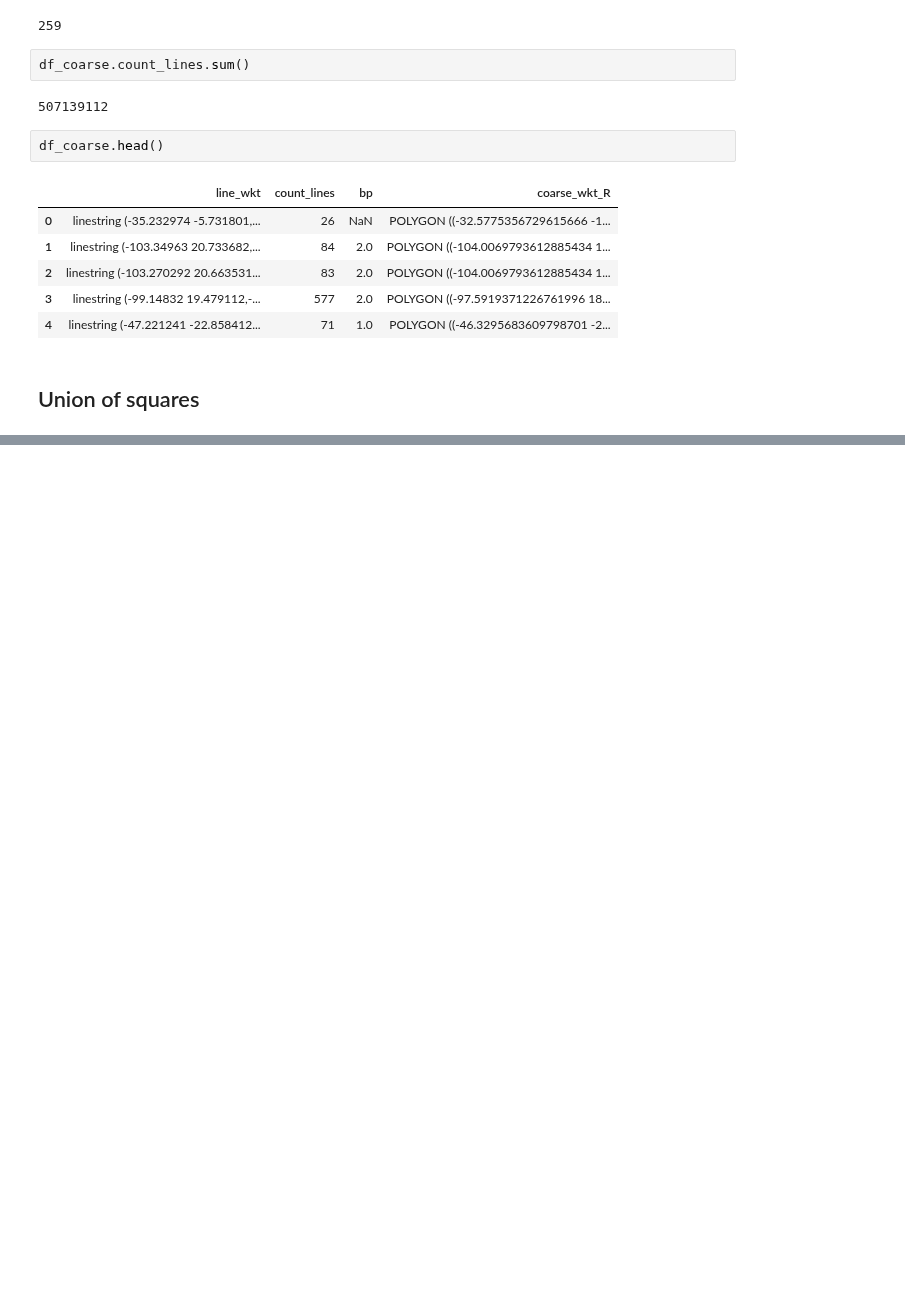
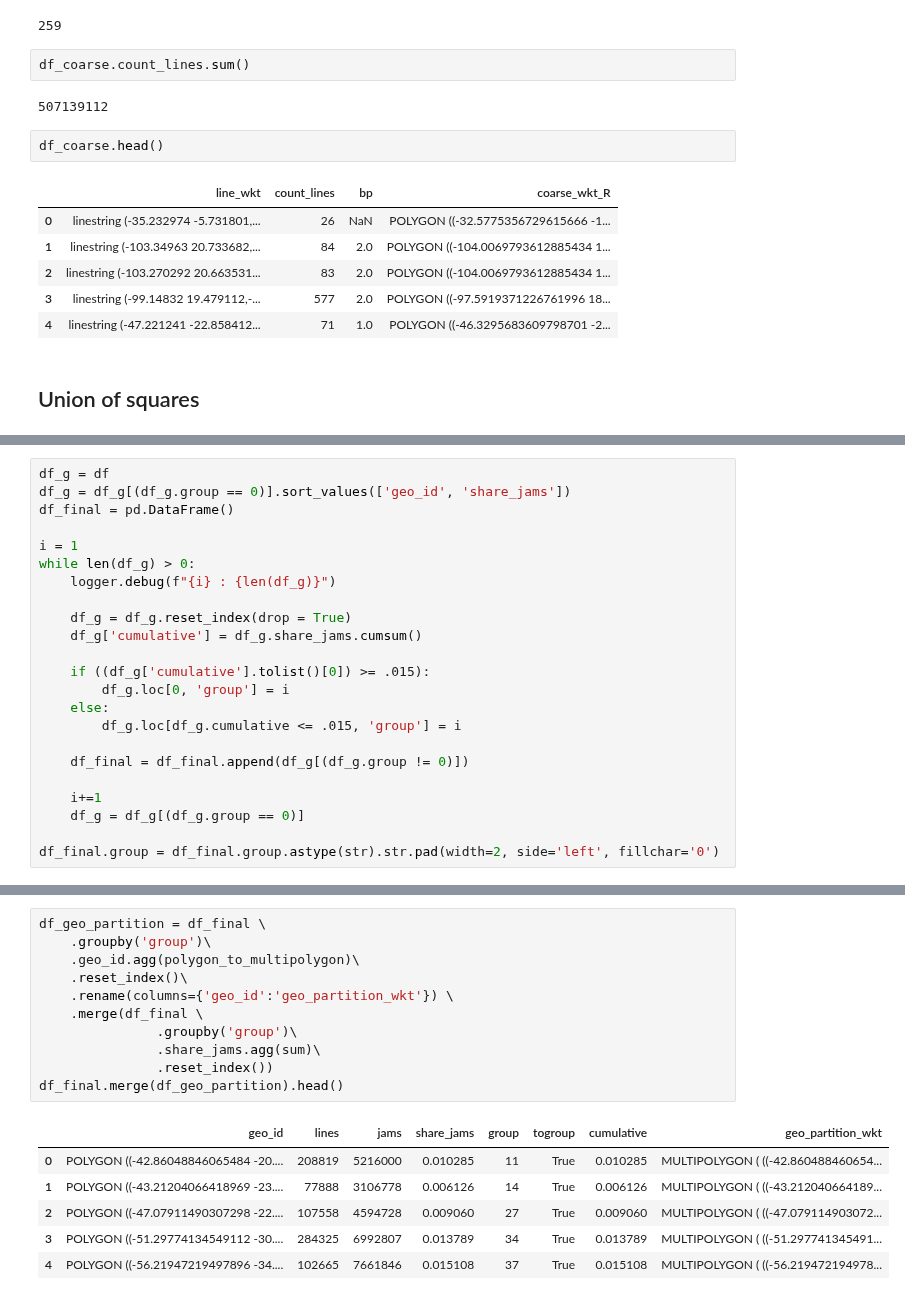
Before and after one commit to EL-BID/IDB-IDB-Invest-Coronavirus-Impact-Dashboard, a Jupyter notebook: notebooks/katana_bounds.ipynb, the cells around one changed output, grey strips where cells are left out. Drawn from its saved outputs; the diff is of its cells as text; blank space fills up the shorter version.

```diff
--- a/notebooks/katana_bounds.ipynb
+++ b/notebooks/katana_bounds.ipynb
@@ -843,0 +849,23 @@ logger.debug(f"Redo: {len(squares)}")
+# %%
+df_g = df
+df_g = df_g[(df_g.group == 0)].sort_values(['geo_id', 'share_jams'])
+df_final = pd.DataFrame()
+
+i = 1
+while len(df_g) > 0:
+    logger.debug(f"{i} : {len(df_g)}")
+
+    df_g = df_g.reset_index(drop = True)
+    df_g['cumulative'] = df_g.share_jams.cumsum()
+
+    if ((df_g['cumulative'].tolist()[0]) >= .015):
+        df_g.loc[0, 'group'] = i
+    else:
+        df_g.loc[df_g.cumulative <= .015, 'group'] = i
+
+    df_final = df_final.append(df_g[(df_g.group != 0)])
+
+    i+=1
+    df_g = df_g[(df_g.group == 0)]
+
+df_final.group = df_final.group.astype(str).str.pad(width=2, side='left', fillchar='0')
@@ -844 +928,19 @@ logger.debug(f"Redo: {len(squares)}")
+# %%
+df_geo_partition = df_final \
+    .groupby('group')\
+    .geo_id.agg(polygon_to_multipolygon)\
+    .reset_index()\
+    .rename(columns={'geo_id':'geo_partition_wkt'}) \
+    .merge(df_final \
+               .groupby('group')\
+               .share_jams.agg(sum)\
+               .reset_index())
+df_final.merge(df_geo_partition).head()
+# %% [output]
+|  | geo_id | lines | jams | share_jams | group | togroup | cumulative | geo_partition_wkt |
+| 0 | POLYGON ((-42.86048846065484 -20.... | 208819 | 5216000 | 0.010285 | 11 | True | 0.010285 | MULTIPOLYGON ( ((-42.860488460654... |
+| 1 | POLYGON ((-43.21204066418969 -23.... | 77888 | 3106778 | 0.006126 | 14 | True | 0.006126 | MULTIPOLYGON ( ((-43.212040664189... |
+| 2 | POLYGON ((-47.07911490307298 -22.... | 107558 | 4594728 | 0.009060 | 27 | True | 0.009060 | MULTIPOLYGON ( ((-47.079114903072... |
+| 3 | POLYGON ((-51.29774134549112 -30.... | 284325 | 6992807 | 0.013789 | 34 | True | 0.013789 | MULTIPOLYGON ( ((-51.297741345491... |
+| 4 | POLYGON ((-56.21947219497896 -34.... | 102665 | 7661846 | 0.015108 | 37 | True | 0.015108 | MULTIPOLYGON ( ((-56.219472194978... |
 # %%
```
Also changed, not shown: parts of 28 cells of this notebook, 1 other file.
